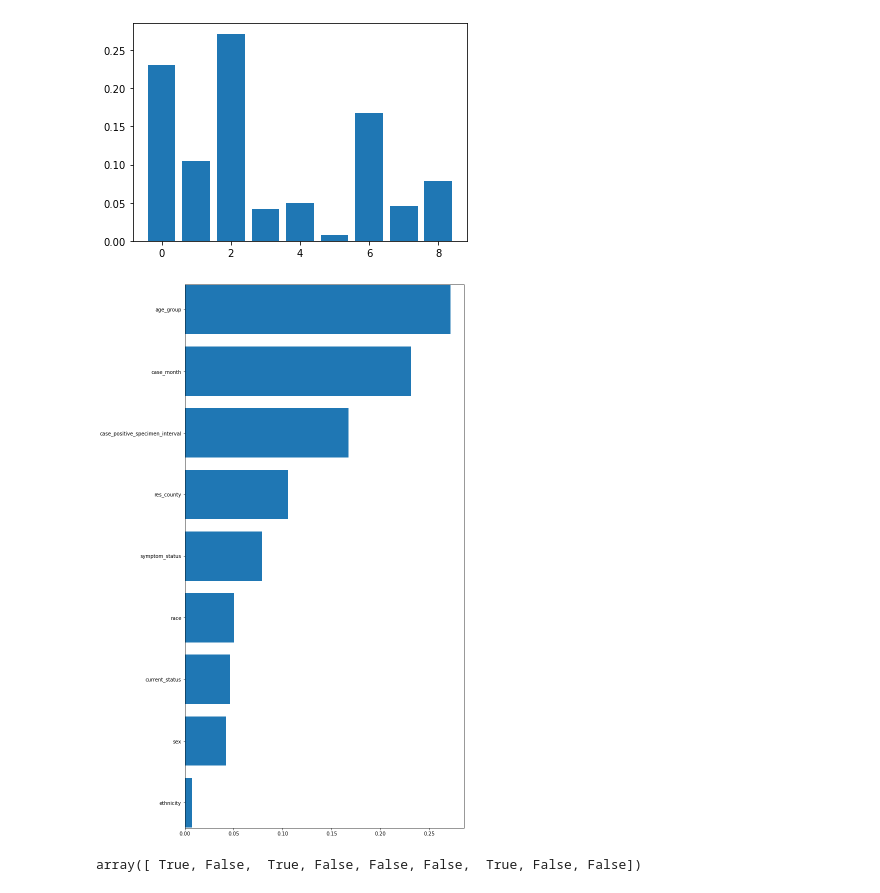
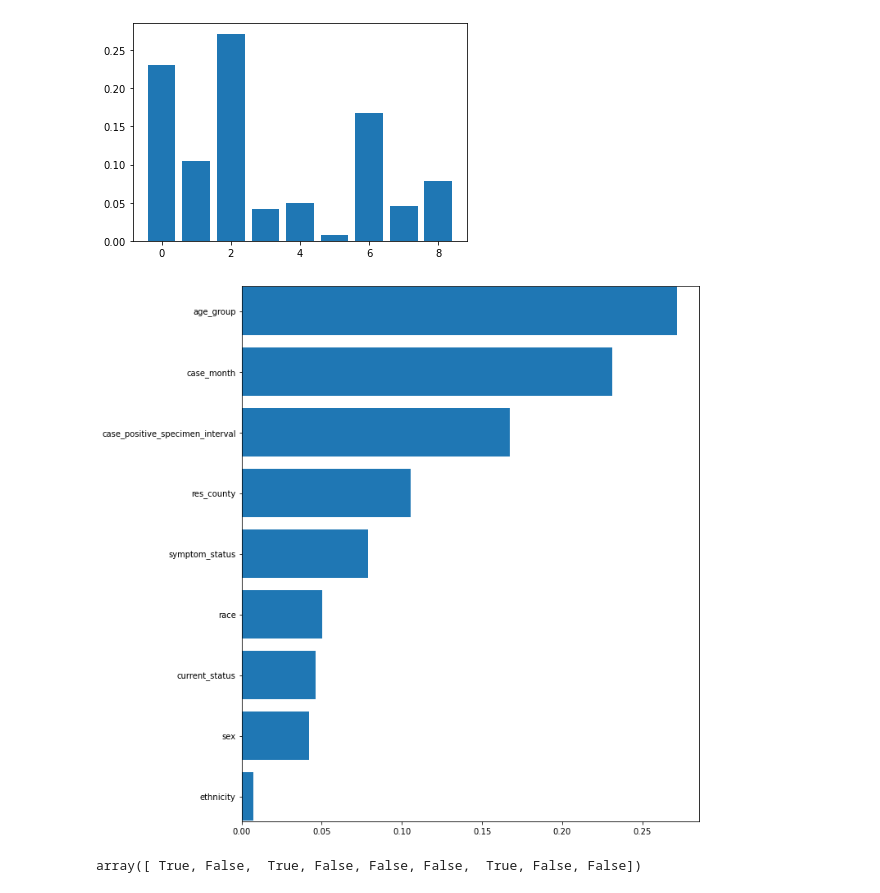
Before and after one commit to JohnCselcuk/Covid-Warriors, a Jupyter notebook: Machine_Learning_Model.ipynb, the cells around one changed output. Saved outputs shown, nothing was run; the diff lists cells and outputs as text; code cells hidden in the pictures.

```diff
--- a/Machine_Learning_Model.ipynb
+++ b/Machine_Learning_Model.ipynb
@@ -165,18 +165,18 @@ feature_importances = clf.feature_importances_
 # %%
 features = sorted(zip(X.columns, clf.feature_importances_), key = lambda x: x[1])
 cols = [f[0] for f in features]
 width = [f[1] for f in features]
 
 fig, ax = plt.subplots()
 
-fig.set_size_inches(10,20)
+fig.set_size_inches(10,12)
 plt.margins(y=0.001)
 
 ax.barh(y=cols, width=width)
 
 plt.show()
 # %% [output]
-[figure, old version]
+[figure, new version]
 # %%
 from sklearn.feature_selection import SelectFromModel
 sel = SelectFromModel(clf)
```
Also changed, not shown: parts of 7 cells of this notebook.
